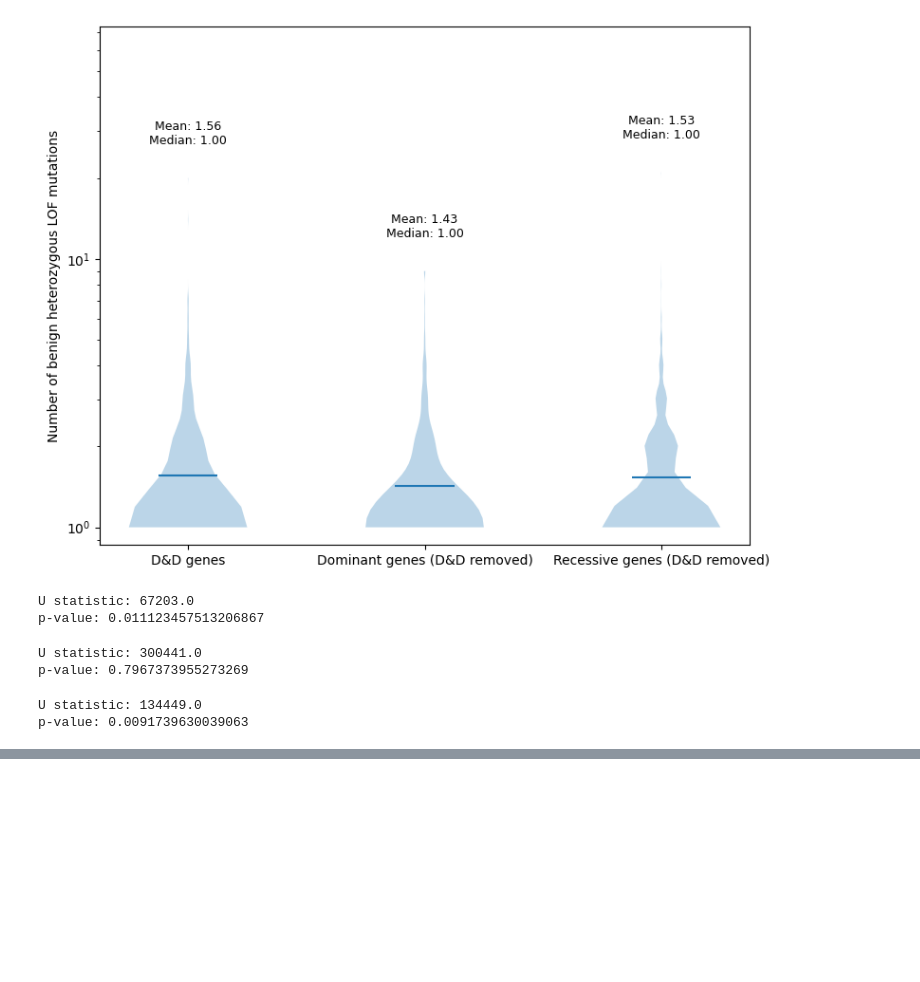
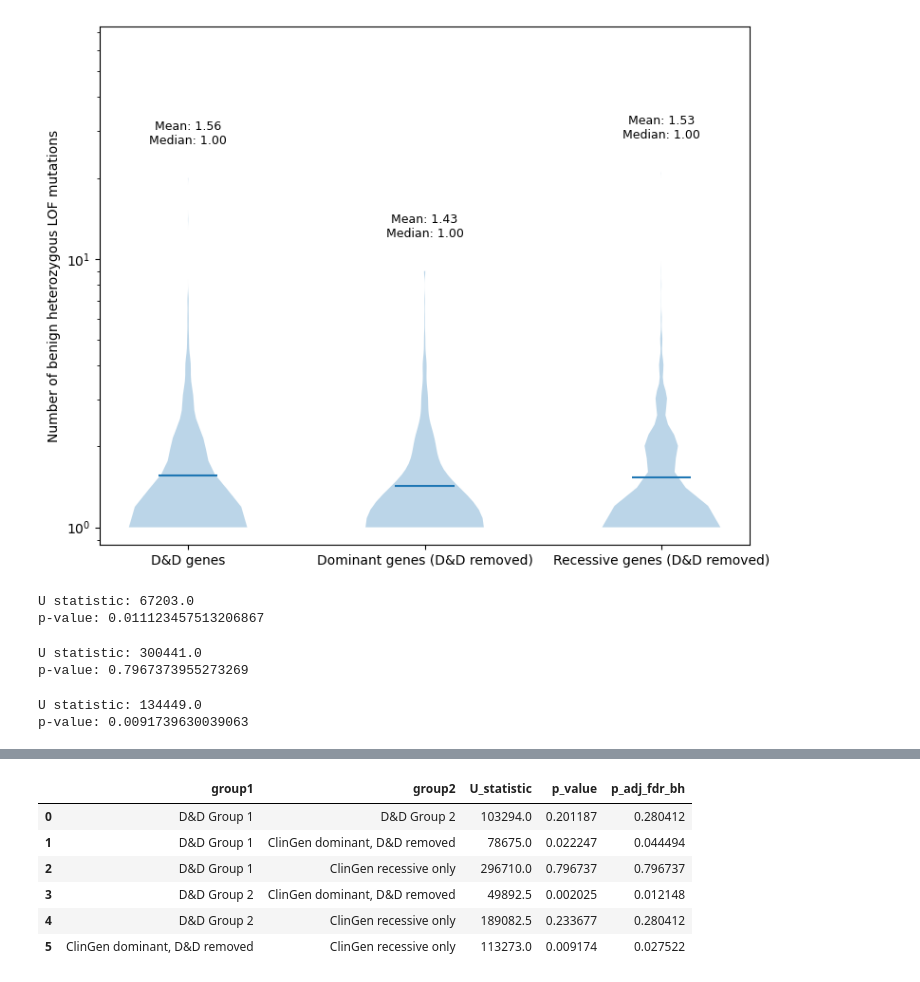
Before and after one commit to gramey02/dnd_project, a Jupyter notebook: revisions/gnomAD_benign_enrichment_gene_sets.ipynb, the cells around one changed output, grey strips where cells are left out. Cells and saved outputs as stored; diff of their text form; code cells hidden in the pictures; blank space fills up the shorter version.

```diff
--- a/revisions/gnomAD_benign_enrichment_gene_sets.ipynb
+++ b/revisions/gnomAD_benign_enrichment_gene_sets.ipynb
@@ -591,0 +691,25 @@ p-value: 0.0091739630039063
+# %%
+# compute stats
+from itertools import combinations
+from scipy.stats import mannwhitneyu
+
+comparison_groups = [dnd_benign, g2_benign, dom_benign, recessive_benign]
+group_names = ['D&D Group 1', 'D&D Group 2', 'ClinGen dominant, D&D removed', 'ClinGen recessive only']
+
+results = []
+
+for (name1, combo1), (name2, combo2) in combinations(zip(group_names, comparison_groups), 2):
+    stat, p = mannwhitneyu(
+        combo1,
+        combo2,
+        alternative='two-sided'
+    )
+    results.append({
+        'group1': name1,
+        'group2': name2,
+        'U_statistic': stat,
+        'p_value': p
+    })
+
+results_df = pd.DataFrame(results)
+results_df
@@ -592 +724,13 @@ p-value: 0.0091739630039063
+# %%
+# get fdr corrected values
+results_df['p_adj_fdr_bh'] = multipletests(results_df['p_value'], method='fdr_bh')[1]
+results_df
+# %% [output]
+|  | group1 | group2 | U_statistic | p_value | p_adj_fdr_bh |
+| 0 | D&D Group 1 | D&D Group 2 | 103294.0 | 0.201187 | 0.280412 |
+| 1 | D&D Group 1 | ClinGen dominant, D&D removed | 78675.0 | 0.022247 | 0.044494 |
+| 2 | D&D Group 1 | ClinGen recessive only | 296710.0 | 0.796737 | 0.796737 |
+| 3 | D&D Group 2 | ClinGen dominant, D&D removed | 49892.5 | 0.002025 | 0.012148 |
+| 4 | D&D Group 2 | ClinGen recessive only | 189082.5 | 0.233677 | 0.280412 |
+| 5 | ClinGen dominant, D&D removed | ClinGen recessive only | 113273.0 | 0.009174 | 0.027522 |
 # %%
```
Also changed, not shown: parts of 5 cells of this notebook, 1 other file.
